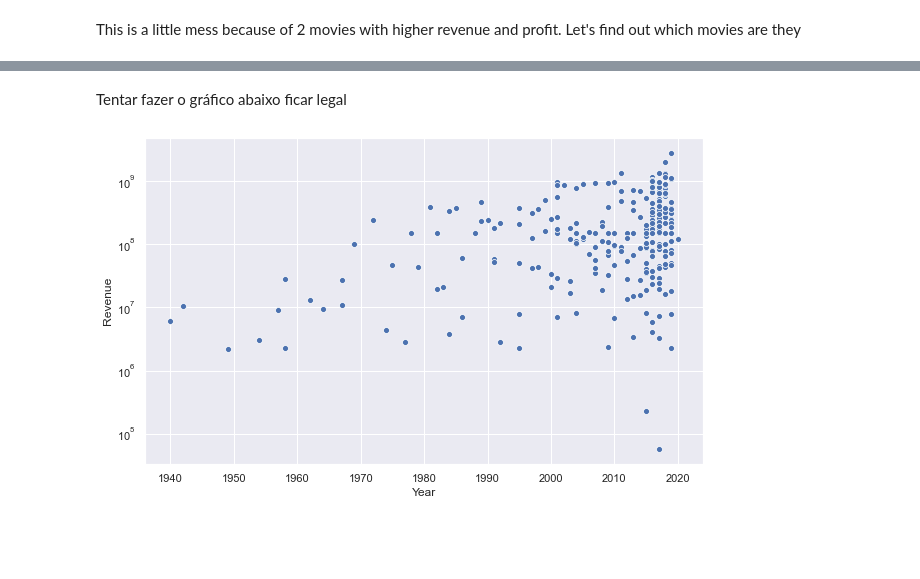
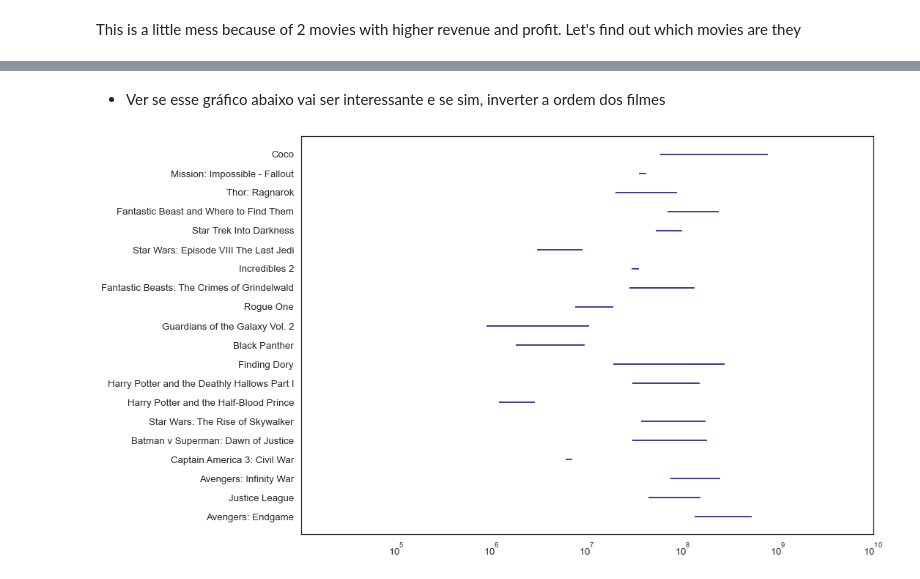
Before and after one commit to gabieller/MoviesDataBase, a Jupyter notebook: graph_analysis.ipynb, the cells around one changed output, grey strips where cells are left out. Cells and saved outputs as stored; diff of their text form; code cells hidden in the pictures; blank space fills up the shorter version.

```diff
--- a/graph_analysis.ipynb
+++ b/graph_analysis.ipynb
@@ -354,7 +250,18 @@ base.sort_values("Revenue",ascending = False).head(10)
-# %% [markdown]
- Tentar fazer o gráfico abaixo ficar legal
-# %%
-plt.yscale("log")
-sns.scatterplot(data = base, x = "Year", y = "Revenue")
-# %% [output]
-[figure, removed]
+# %% [markdown]
+* Ver se esse gráfico abaixo vai ser interessante e se sim, inverter a ordem dos filmes
+# %%
+plt.xscale('log')
+plt.xlim(10000,10000000000)
+plt.xticks([1e5,1e6, 1e7, 1e8, 1e9, 1e10])
+sns.set_style("white")
+
+budget = base.sort_values("Budget", ascending = False).iloc[0:20]
+
+
+lollipop = plt.hlines(budget["Movie"],
+          xmin=base["Budget"],
+          xmax=base['Revenue'],
+          color = "navy",
+          )
+# %% [output]
+[figure, added]
```
Also changed, not shown: parts of 33 cells of this notebook.
